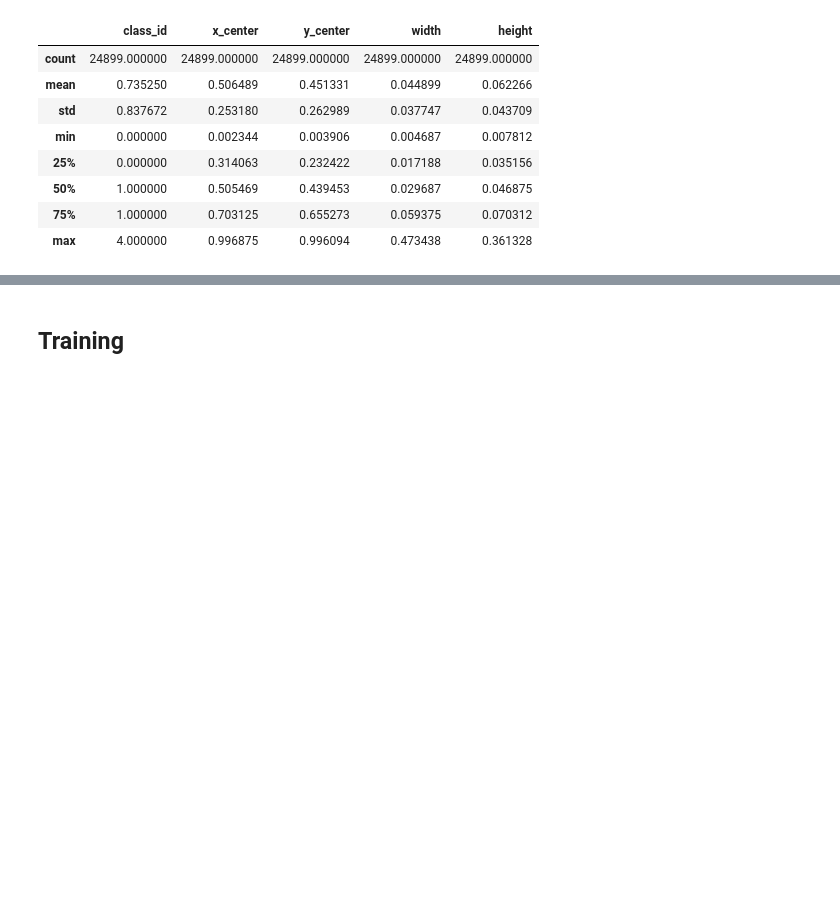
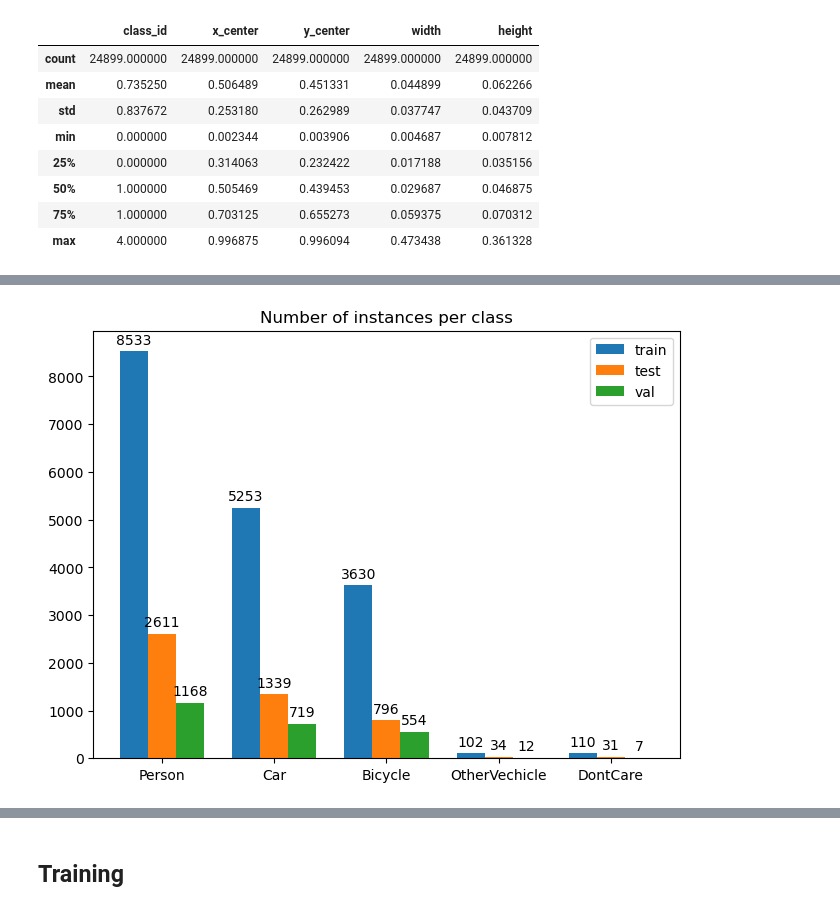
Before and after one commit to zuzg/thermal-segmentation, a Jupyter notebook: notebooks/segmentation.ipynb, the cells around one changed output, grey strips where cells are left out. Cells and saved outputs as stored; diff of their text form; code cells hidden in the pictures; blank space fills up the shorter version.

Commit message:
Add frequencies per splits

```diff
--- a/notebooks/segmentation.ipynb
+++ b/notebooks/segmentation.ipynb
@@ -54,0 +55,4 @@ plot_class_frequencies(df)
+# %%
+plot_class_frequencies_split(df, CLASSES)
+# %% [output]
+[figure, added]
```
Also changed, not shown: parts of 5 cells of this notebook, 1 other file.
